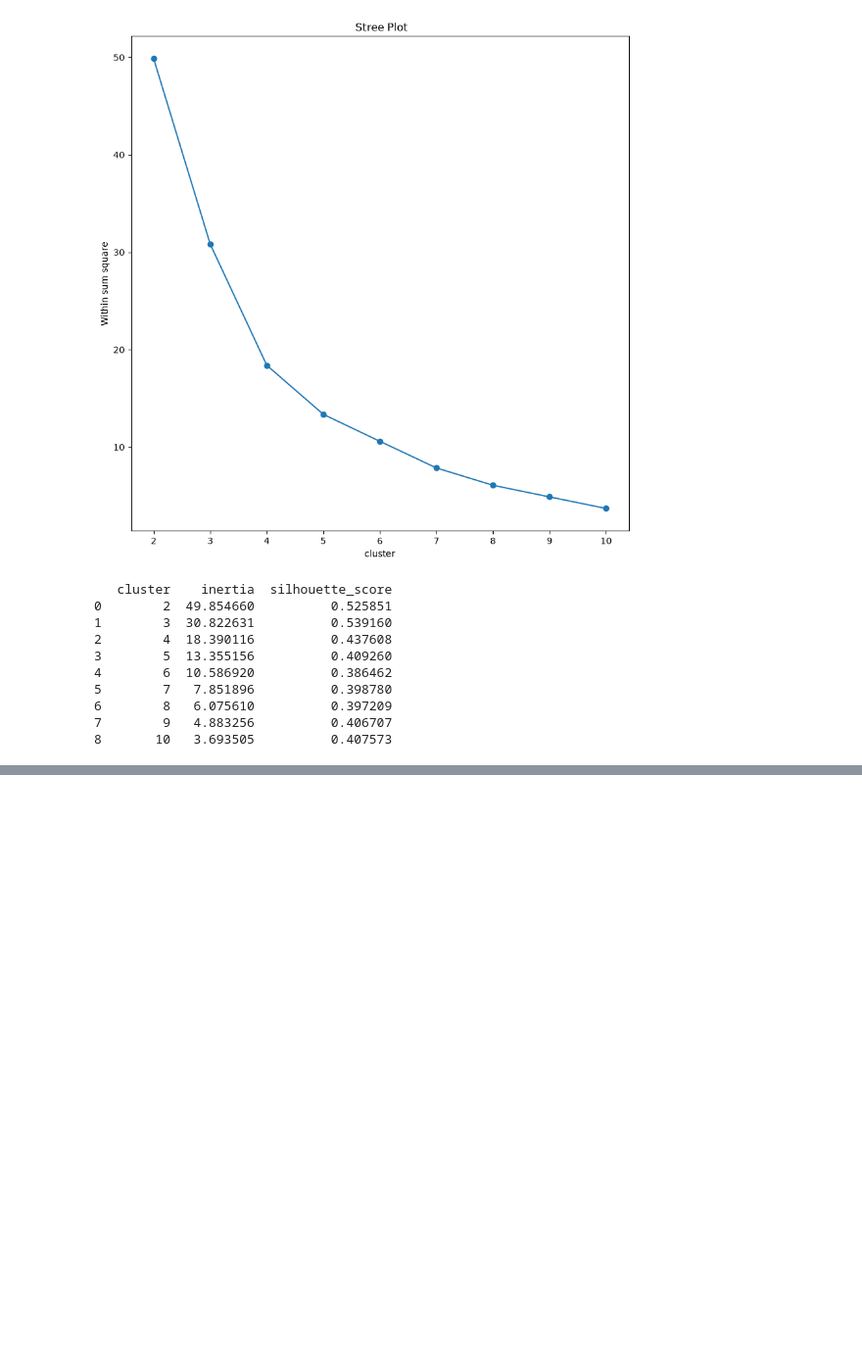
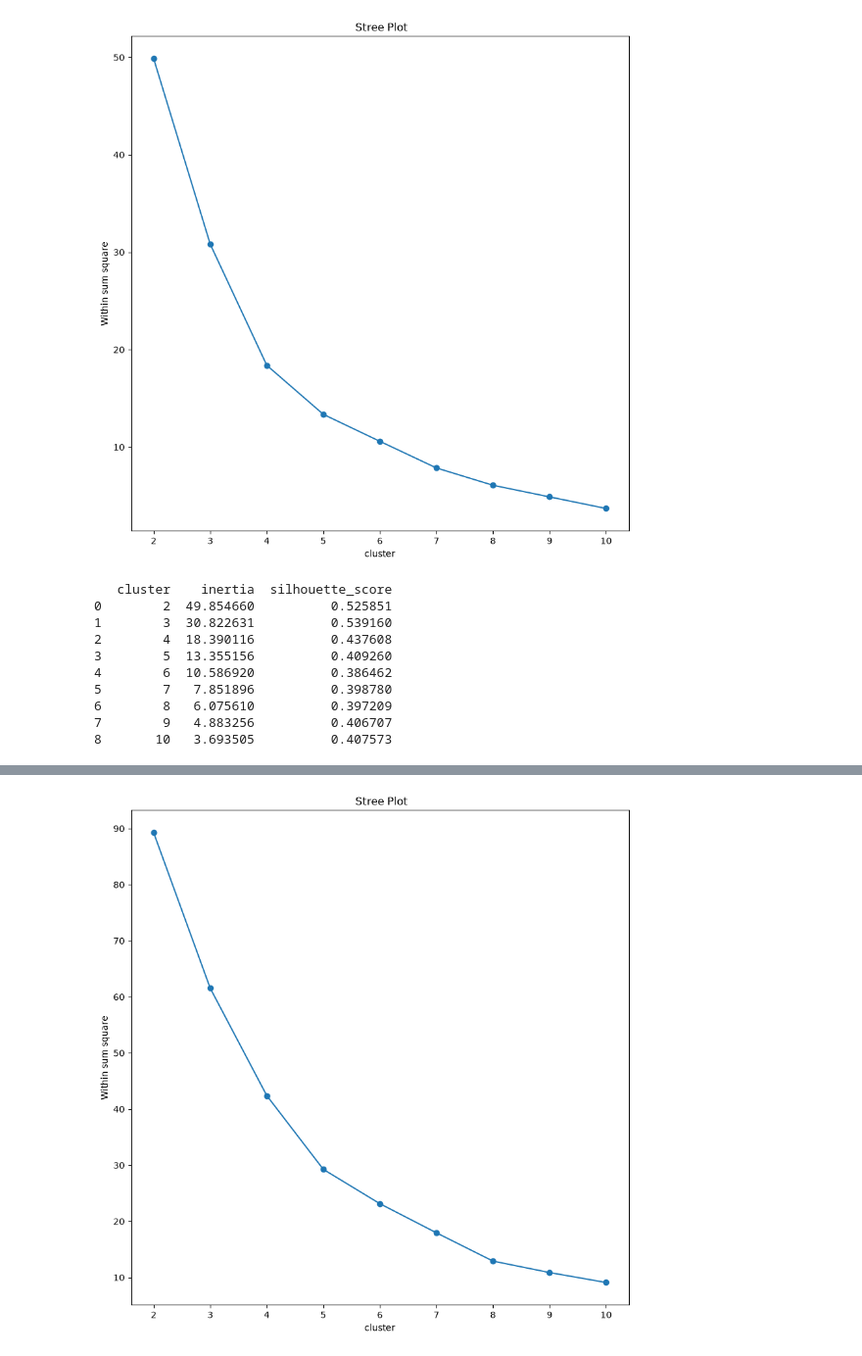
Before and after one commit to AungSannOoDe/machine_learning, a Jupyter notebook: day_11_machine_learning/K_means.ipynb, the cells around one changed output, grey strips where cells are left out. Shown at 98% size. Saved outputs shown, nothing was run; the diff lists cells and outputs as text; code cells hidden in the pictures; blank space fills up the shorter version.

```diff
--- a/day_11_machine_learning/K_means.ipynb
+++ b/day_11_machine_learning/K_means.ipynb
@@ -93,0 +169,9 @@ print(score_df)
+# %%
+df_nut=pd.read_csv("../Datasets/nutrient.csv",index_col=0)
+# %%
+scaler=StandardScaler().set_output(transform="pandas")
+df_scale_nut=scaler.fit_transform(df_nut)
+# %%
+k_means=KMeans(random_state=25,n_clusters=3,n_init=10)
+k_means.fit(df_scale_nut)
+print(k_means.labels_)
@@ -93,0 +180,8 @@ print(score_df)
+# %%
+wss=[]
+for i in range(2,11):
+    cluster=KMeans(random_state=25,n_clusters=i,n_init=10)
+    cluster.fit(df_scale_nut)
+    wss.append([i,cluster.inertia_])
+wss_df=pd.DataFrame(wss,columns=["cluster","inertia"]).sort_values(by="inertia",ascending=False)
+print(wss_df)
@@ -93,0 +199,10 @@ print(score_df)
+# %%
+plt.figure(figsize=(10,10))
+plt.scatter(wss_df["cluster"],wss_df["inertia"])
+plt.plot(wss_df["cluster"],wss_df["inertia"])
+plt.title(" Stree Plot")
+plt.xlabel("cluster")
+plt.ylabel("Within sum square")
+plt.show()
+# %% [output]
+[figure, added]
```
Also changed, not shown: parts of 18 cells of this notebook, 2 other files.
